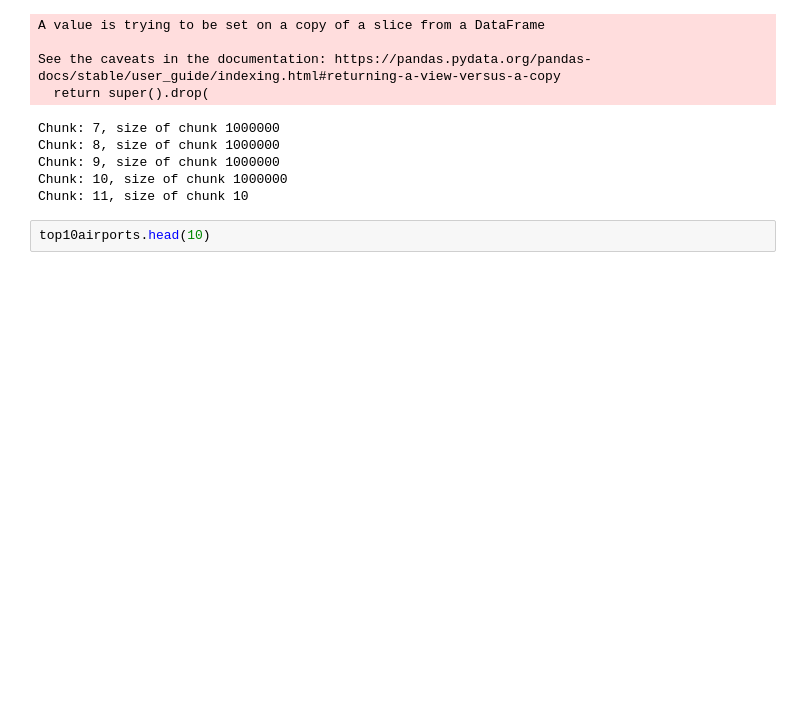
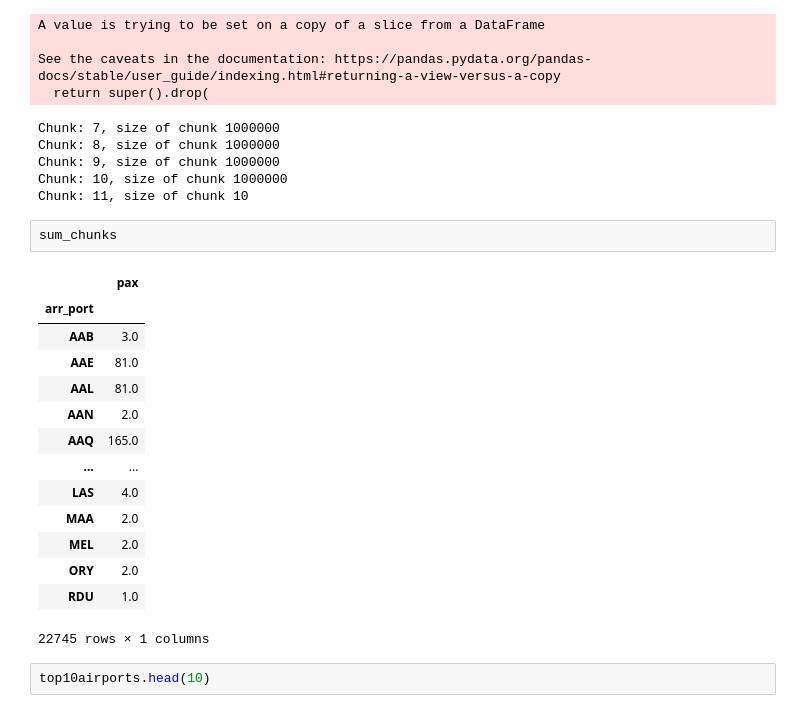
Before and after one commit to corti-acs/dschallenge, a Jupyter notebook: exercise2.ipynb, the cells around one changed output. Cells and saved outputs as stored; diff of their text form; blank space fills up the shorter version.

```diff
--- a/exercise2.ipynb
+++ b/exercise2.ipynb
@@ -319,6 +319,23 @@ Chunk: 8, size of chunk 1000000
 Chunk: 9, size of chunk 1000000
 Chunk: 10, size of chunk 1000000
 Chunk: 11, size of chunk 10
+# %%
+sum_chunks
+# %% [output]
+|  | pax |
+| arr_port |  |
+| AAB | 3.0 |
+| AAE | 81.0 |
+| AAL | 81.0 |
+| AAN | 2.0 |
+| AAQ | 165.0 |
+| ... | ... |
+| LAS | 4.0 |
+| MAA | 2.0 |
+| MEL | 2.0 |
+| ORY | 2.0 |
+| RDU | 1.0 |
+22745 rows × 1 columns
 # %%
 top10airports.head(10)
 # %% [output]
```
Also changed, not shown: parts of 1 cell of this notebook.
